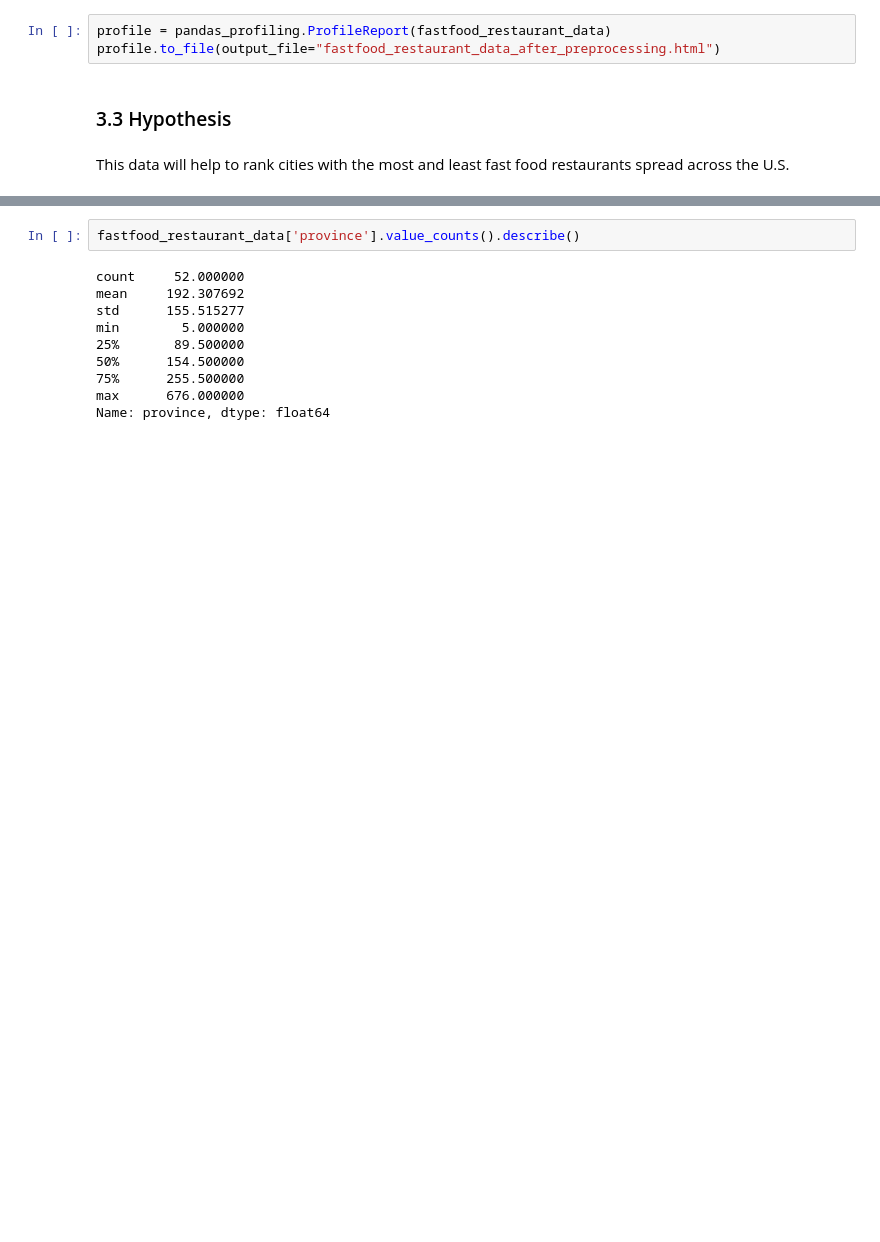
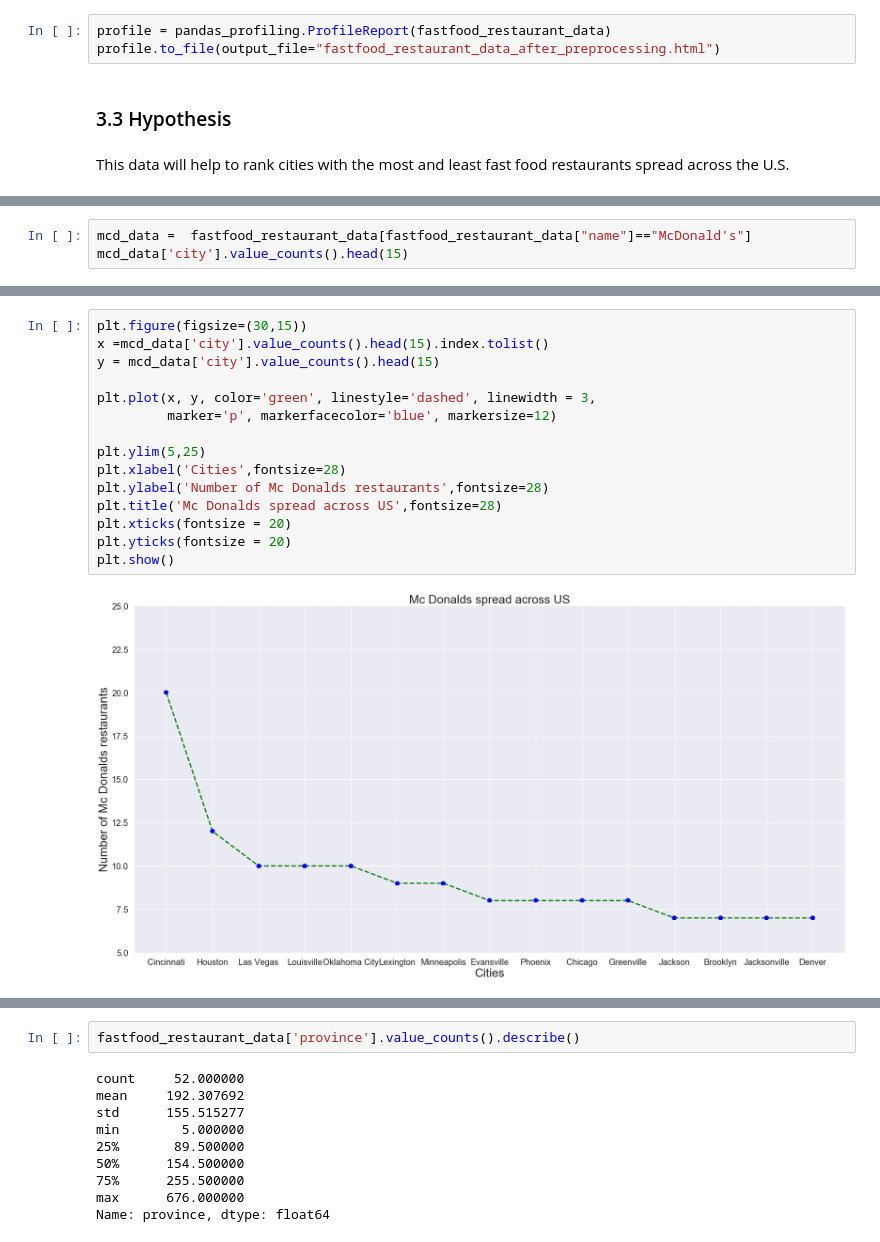
Before and after one commit to aparnakedarisetti/EDA, a Jupyter notebook: Fastfood Restaurants Ananlysis/FastFoodRestaurantData.ipynb, the cells around one changed output, grey strips where cells are left out. Cells and saved outputs as stored; diff of their text form; blank space fills up the shorter version.

```diff
--- a/Fastfood Restaurants Ananlysis/FastFoodRestaurantData.ipynb
+++ b/Fastfood Restaurants Ananlysis/FastFoodRestaurantData.ipynb
@@ -393,0 +391,3 @@ This data will help to rank cities with the most and least fast food restaurants
+# %%
+mcd_data =  fastfood_restaurant_data[fastfood_restaurant_data["name"]=="McDonald's"]
+mcd_data['city'].value_counts().head(15)
@@ -394 +411,18 @@ This data will help to rank cities with the most and least fast food restaurants
+# %%
+plt.figure(figsize=(30,15))
+x =mcd_data['city'].value_counts().head(15).index.tolist()
+y = mcd_data['city'].value_counts().head(15)
+
+plt.plot(x, y, color='green', linestyle='dashed', linewidth = 3,
+         marker='p', markerfacecolor='blue', markersize=12)
+
+plt.ylim(5,25)
+plt.xlabel('Cities',fontsize=28)
+plt.ylabel('Number of Mc Donalds restaurants',fontsize=28)
+plt.title('Mc Donalds spread across US',fontsize=28)
+plt.xticks(fontsize = 20)
+plt.yticks(fontsize = 20)
+plt.show()
+# %% [output]
+[figure, added]
 # %% [markdown]
```
Also changed, not shown: parts of 52 cells of this notebook, 2 other files.
